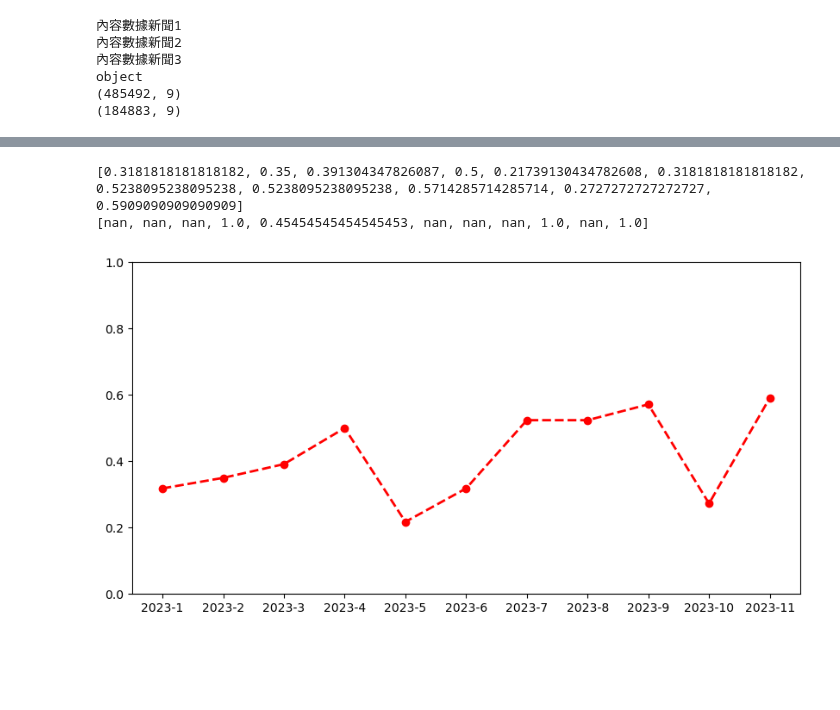
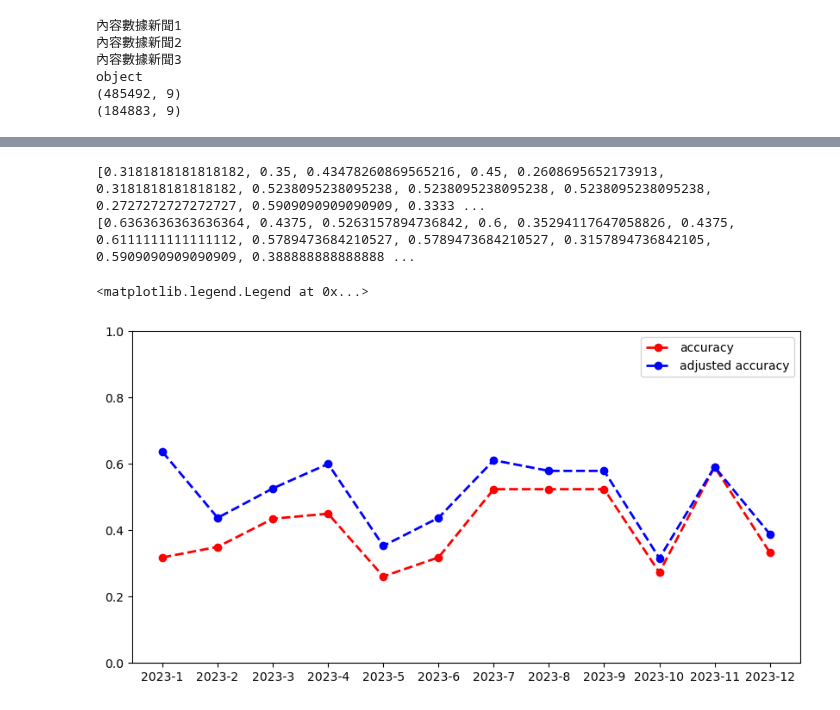
Before and after one commit to ruby0322/bda-midterm-project, a Jupyter notebook: no-bert/bda_midterm_project_4_v3.ipynb, the cells around one changed output, grey strips where cells are left out. Cells and saved outputs as stored; diff of their text form; code cells hidden in the pictures; blank space fills up the shorter version.

```diff
--- a/no-bert/bda_midterm_project_4_v2.ipynb
+++ b/no-bert/bda_midterm_project_4_v3.ipynb
@@ -490,7 +490,7 @@ object
 (184883, 9)
 # %%
 results_list = []
-for target_month in range(1, 12):
+for target_month in range(1, 13):
 	content_train, content_test, y_train, y_test, date_test = split_train_test_with_month(dataset, target_year, target_month)
 	content_train_tfidf, content_train_tfidf_titles = calculate_tf_idf(content_train)
 	content_test_tfidf, content_test_tfidf_titles = calculate_tf_idf(content_test)
@@ -757,5 +774,5 @@ for i, result in enumerate(results_list):
 print(accuracy_list)
 print(adjusted_accuracy_list)
 # %% [output]
-[0.3181818181818182, 0.35, 0.391304347826087, 0.5, 0.21739130434782608, 0.3181818181818182, 0.5238095238095238, 0.5238095238095238, 0.5714285714285714, 0.2727272727272727, 0.5909090909090909]
-[nan, nan, nan, 1.0, 0.45454545454545453, nan, nan, nan, 1.0, nan, 1.0]
+[0.3181818181818182, 0.35, 0.43478260869565216, 0.45, 0.2608695652173913, 0.3181818181818182, 0.5238095238095238, 0.5238095238095238, 0.5238095238095238, 0.2727272727272727, 0.5909090909090909, 0.3333 ...
+[0.6363636363636364, 0.4375, 0.5263157894736842, 0.6, 0.35294117647058826, 0.4375, 0.6111111111111112, 0.5789473684210527, 0.5789473684210527, 0.3157894736842105, 0.5909090909090909, 0.388888888888888 ...
@@ -771,13 +779,16 @@ plt.show()
 # %%
 import matplotlib.pyplot as plt
 
-x = [f'2023-{m}' for m in range(1, 12)]
+x = [f'2023-{m}' for m in range(1, 13)]
 y = accuracy_list
+y2 = adjusted_accuracy_list
 f = plt.figure()
 f.set_figwidth(10)
 f.set_figheight(5)
 plt.ylim([0,1])
-plt.plot(x, y, 'ro--', linewidth=2, markersize=6)
-plt.show()
+plt.plot(x, y, 'ro--', linewidth=2, markersize=6, label='accuracy')
+plt.plot(x, y2, 'bo--', linewidth=2, markersize=6, label='adjusted accuracy')
+plt.legend()
 # %% [output]
+<matplotlib.legend.Legend at 0x...>
-[figure, old version]
+[figure, new version]
```
Also changed, not shown: parts of 3 cells of this notebook.
